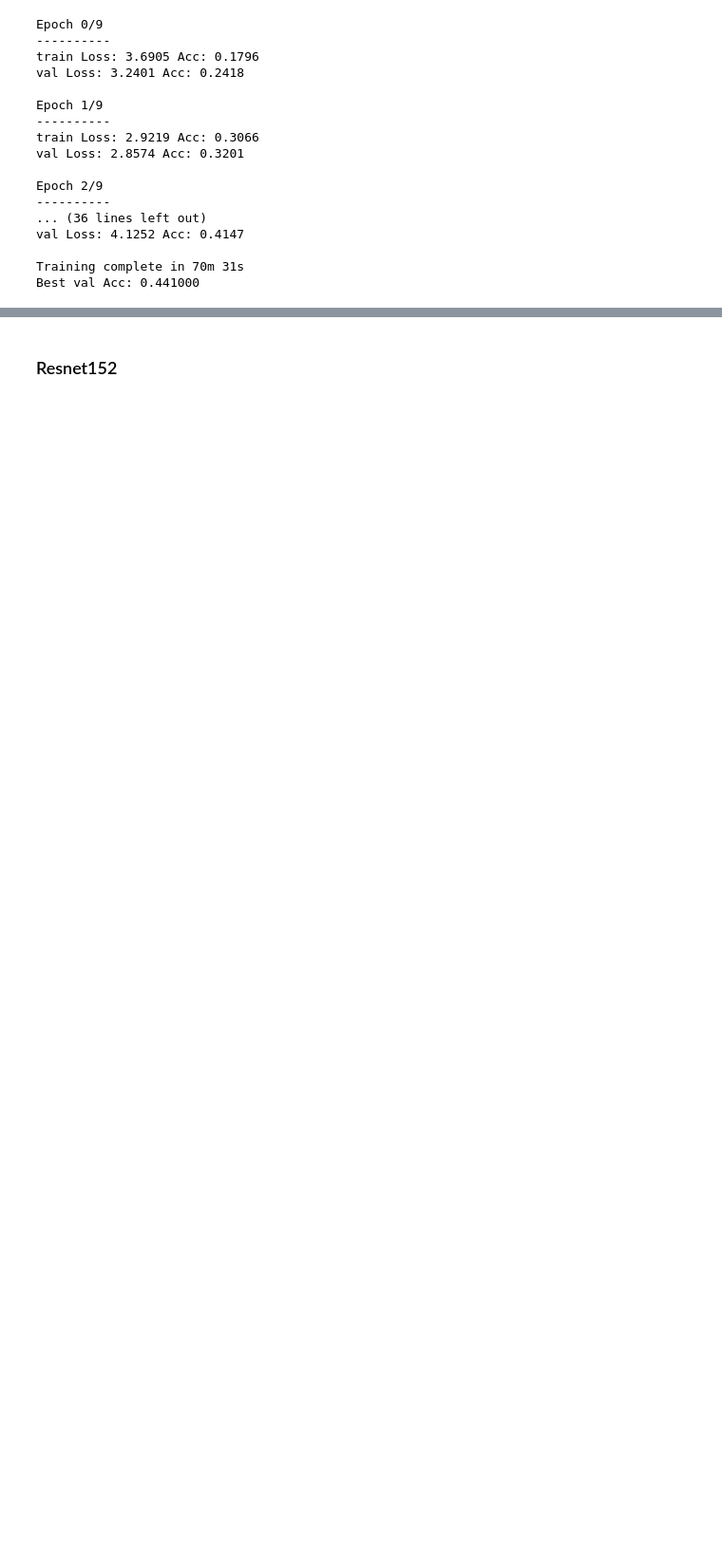
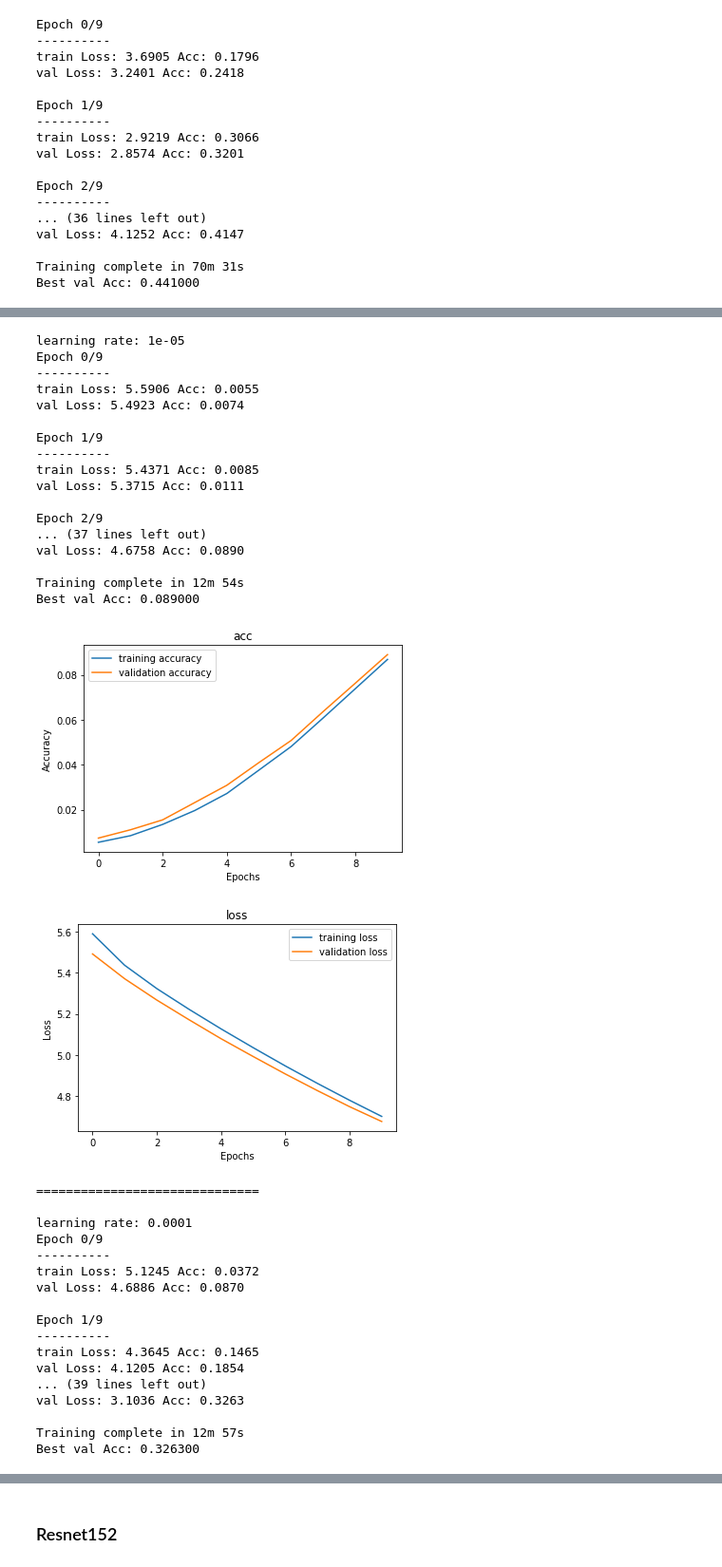
Before and after one commit to ahadrauf2020/yolo9000, a Jupyter notebook: kei-resnet-vgg.ipynb, the cells around one changed output, grey strips where cells are left out. Shown at 95% size. Drawn from its saved outputs; the diff is of its cells as text; code cells hidden in the pictures; blank space fills up the shorter version.

Commit message:
fine tuning result

```diff
--- a/kei-resnet-vgg.ipynb
+++ b/kei-resnet-vgg.ipynb
@@ -247,0 +244,64 @@ torch.save(model, './models/resnet18_model.pt')
+# %%
+# Fine tune only the last layer
+learning_rates = [1e-5, 1e-4, 1e-3, 1e-2]
+max_acc = 0
+
+for lr in learning_rates:
+    print("learning rate:", lr)
+    model =models.resnet18(pretrained=True)
+    for param in model.parameters():
+        param.requires_grad = False
+    num_ftrs = model.fc.in_features
+    model.fc = nn.Linear(num_ftrs, num_classes)
+    model = model.to(device)
+    criterion = nn.CrossEntropyLoss()
+    optimizer_ft = optim.Adam(filter(lambda p: p.requires_grad, model.parameters()), lr=lr)
+    scheduler = lr_scheduler.StepLR(optimizer_ft, step_size=7, gamma=0.1)
+    model, tr_acc, val_acc, tr_loss, val_loss = train_model(model, criterion, optimizer_ft, scheduler, num_epochs=10)
+    if max(val_acc) > max_acc:
+        best_model = model
+        max_acc = max(val_acc)
+
+    plot_result(range(10), tr_acc, val_acc, 'acc', 'Accuracy')
+    plot_result(range(10), tr_loss, val_loss, 'loss', 'Loss')
+    print('='*30)
+    print()
+# torch.save(best_model.state_dict(), './models/resnet18_best_model_state_dict.pt')
+print("best validation accuracy", max_acc)
+# %% [output]
+learning rate: 1e-05
+Epoch 0/9
+----------
+train Loss: 5.5906 Acc: 0.0055
+val Loss: 5.4923 Acc: 0.0074
+
+Epoch 1/9
+----------
+train Loss: 5.4371 Acc: 0.0085
+val Loss: 5.3715 Acc: 0.0111
+
+Epoch 2/9
+... (37 lines left out)
+val Loss: 4.6758 Acc: 0.0890
+
+Training complete in 12m 54s
+Best val Acc: 0.089000
+[figure, added]
+[figure, added]
+==============================
+
+learning rate: 0.0001
+Epoch 0/9
+----------
+train Loss: 5.1245 Acc: 0.0372
+val Loss: 4.6886 Acc: 0.0870
+
+Epoch 1/9
+----------
+train Loss: 4.3645 Acc: 0.1465
+val Loss: 4.1205 Acc: 0.1854
+... (39 lines left out)
+val Loss: 3.1036 Acc: 0.3263
+
+Training complete in 12m 57s
+Best val Acc: 0.326300
```
Also changed, not shown: parts of 21 cells of this notebook, 5 other files.
